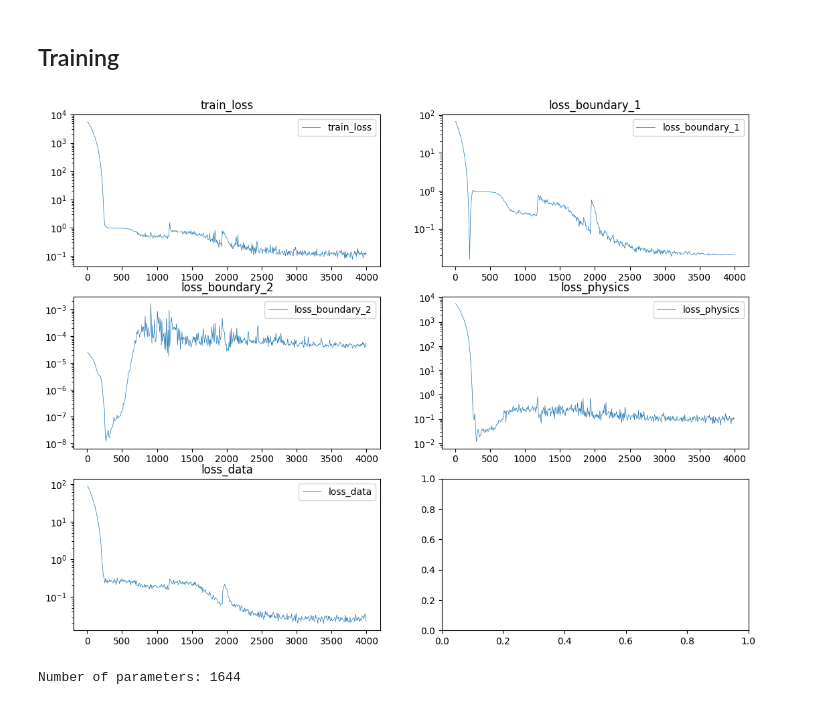
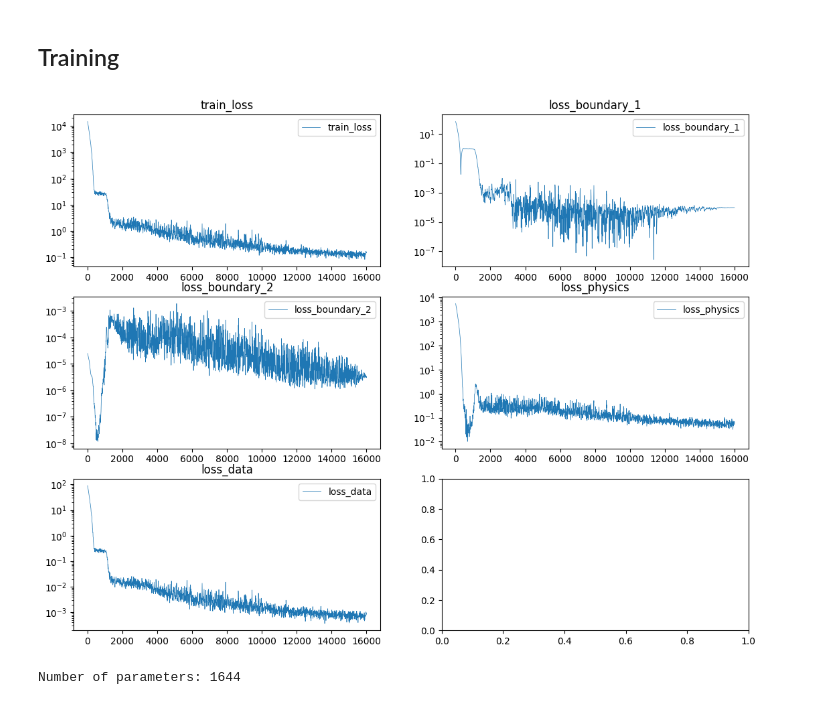
Before and after one commit to jbremz/pikano, a Jupyter notebook: 03-kan-pino.ipynb, the cells around one changed output. Cells and saved outputs as stored; diff of their text form; code cells hidden in the pictures.

Commit message:
best results so far with partial data loss

```diff
--- a/03-kan-pino.ipynb
+++ b/03-kan-pino.ipynb
@@ -13,7 +13,7 @@ import pandas as pd
 from IPython.display import display
 # %%
 N_SAMPLES = 32
-EPOCHS = 500
+EPOCHS = 2000
 LR = 1e-2
 BS = 128
 # %% [markdown]
@@ -213,36 +213,36 @@ for epoch in range(EPOCHS):
         uy_data = model(pb, bcb, y_data)
         uy_true = torch.tensor(
             [f(d, w0, t) for d, w0, t in zip(pb[:, 0], pb[:, 1], y_data[:, 0])], dtype=torch.float32
         )[:, None]
         loss_data = criterion(uy_data, uy_true)
 
-        # loss = loss_data * 1e2 + pi_loss
-        loss = pi_loss
+        loss = loss_data * 1e2 + pi_loss
+        # loss = pi_loss
 
         loss.backward()
         optimizer.step()
         scheduler.step()
         row["train_loss"] = loss.item()
         row["loss_boundary_1"] = loss_boundary_1.item()
         row["loss_boundary_2"] = loss_boundary_2.item()
         row["loss_physics"] = loss_physics.item()
         row["loss_data"] = loss_data.item()
         row["epoch"] = epoch
         ldf.loc[step] = row
 
     pdf = ldf.groupby("epoch").tail(1)  # don't need to plot all the steps
     for i, (ax, col) in enumerate(
         zip(axes.flatten(), ["train_loss", "loss_boundary_1", "loss_boundary_2", "loss_physics", "loss_data"])
     ):
         ax.cla()
         plot_loss(pdf, columns=[col], ax=ax)
         ax.set_title(col)
 
     _ = out.update(fig)
 
 plt.close(fig)  # Close the figure to prevent duplication
 # %% [output]
-[figure, old version]
+[figure, new version]
 # %%
 num_params = sum(p.numel() for p in model.parameters())
 print(f"Number of parameters: {num_params}")
```
Also changed, not shown: parts of 5 cells of this notebook.
